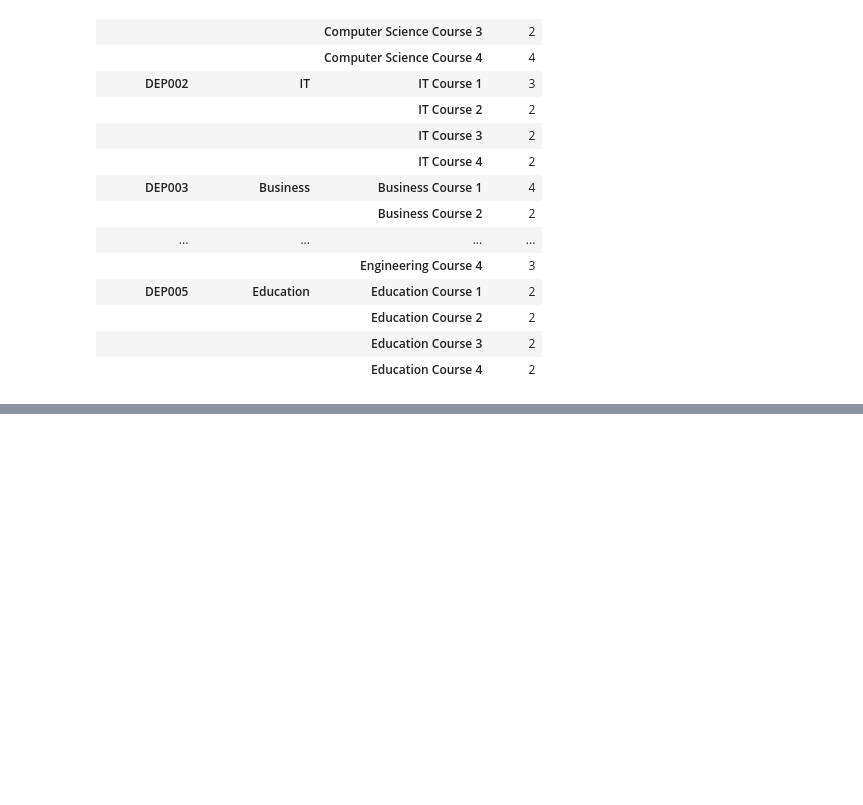
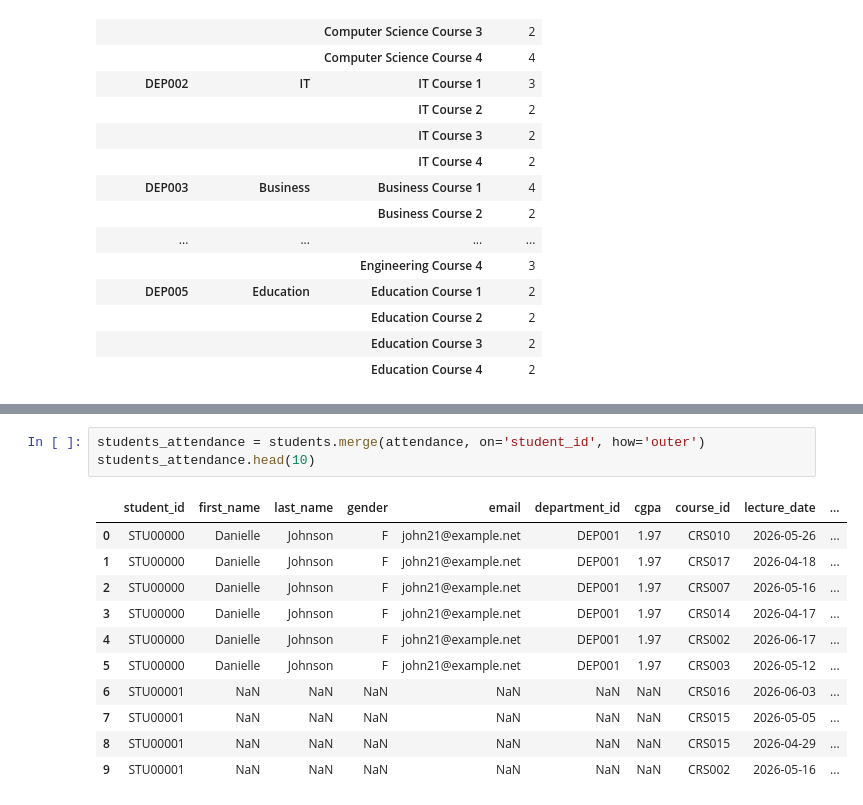
Before and after one commit to Hashim-baya/Data_Science, a Jupyter notebook: Student_Records_Analysis/notebooks/02_data_cleaning.ipynb, the cells around one changed output, grey strips where cells are left out. Drawn from its saved outputs; the diff is of its cells as text; blank space fills up the shorter version.

```diff
--- a/Student_Records_Analysis/notebooks/02_data_cleaning.ipynb
+++ b/Student_Records_Analysis/notebooks/02_data_cleaning.ipynb
@@ -552,0 +583,15 @@ course_departments.to_csv('../data/interim/departments_courses.csv')
+# %%
+students_attendance = students.merge(attendance, on='student_id', how='outer')
+students_attendance.head(10)
+# %% [output]
+|  | student_id | first_name | last_name | gender | email | department_id | cgpa | course_id | lecture_date | ... |
+| 0 | STU00000 | Danielle | Johnson | F | john21@example.net | DEP001 | 1.97 | CRS010 | 2026-05-26 | ... |
+| 1 | STU00000 | Danielle | Johnson | F | john21@example.net | DEP001 | 1.97 | CRS017 | 2026-04-18 | ... |
+| 2 | STU00000 | Danielle | Johnson | F | john21@example.net | DEP001 | 1.97 | CRS007 | 2026-05-16 | ... |
+| 3 | STU00000 | Danielle | Johnson | F | john21@example.net | DEP001 | 1.97 | CRS014 | 2026-04-17 | ... |
+| 4 | STU00000 | Danielle | Johnson | F | john21@example.net | DEP001 | 1.97 | CRS002 | 2026-06-17 | ... |
+| 5 | STU00000 | Danielle | Johnson | F | john21@example.net | DEP001 | 1.97 | CRS003 | 2026-05-12 | ... |
+| 6 | STU00001 | NaN | NaN | NaN | NaN | NaN | NaN | CRS016 | 2026-06-03 | ... |
+| 7 | STU00001 | NaN | NaN | NaN | NaN | NaN | NaN | CRS015 | 2026-05-05 | ... |
+| 8 | STU00001 | NaN | NaN | NaN | NaN | NaN | NaN | CRS015 | 2026-04-29 | ... |
+| 9 | STU00001 | NaN | NaN | NaN | NaN | NaN | NaN | CRS002 | 2026-05-16 | ... |
```
Also changed, not shown: parts of 24 cells of this notebook, 4 other files.
